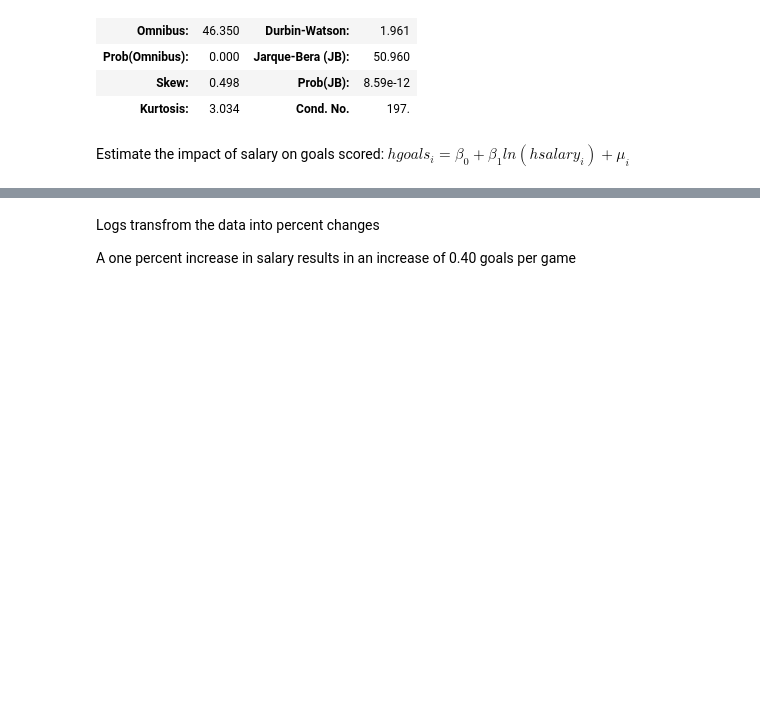
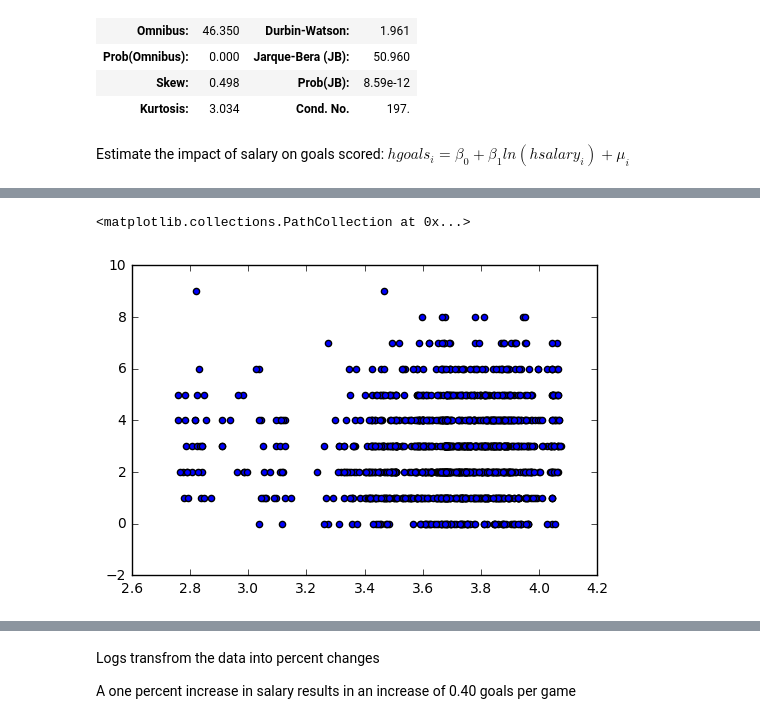
Before and after one commit to stephtselios/4P94, a Jupyter notebook: 04-linear_regression/linear_regression_goals.ipynb, the cells around one changed output, grey strips where cells are left out. Saved outputs shown, nothing was run; the diff lists cells and outputs as text; code cells hidden in the pictures; blank space fills up the shorter version.

```diff
--- a/04-linear_regression/linear_regression_goals.ipynb
+++ b/04-linear_regression/linear_regression_goals.ipynb
@@ -243,3 +257,8 @@ Estimate the impact of salary on goals scored: $hgoals_i = \beta_0 + \beta_1 ln(
+# %%
+plt.scatter(dm['lnhsalary'], dm['homeGoals'])
+# %% [output]
+<matplotlib.collections.PathCollection at 0x...>
+[figure, added]
 # %%
 temp = sm.OLS(dm['homeGoals'],sm.add_constant(dm['lnhsalary'])).fit()
 temp.summary()
```
Also changed, not shown: parts of 22 cells of this notebook.
